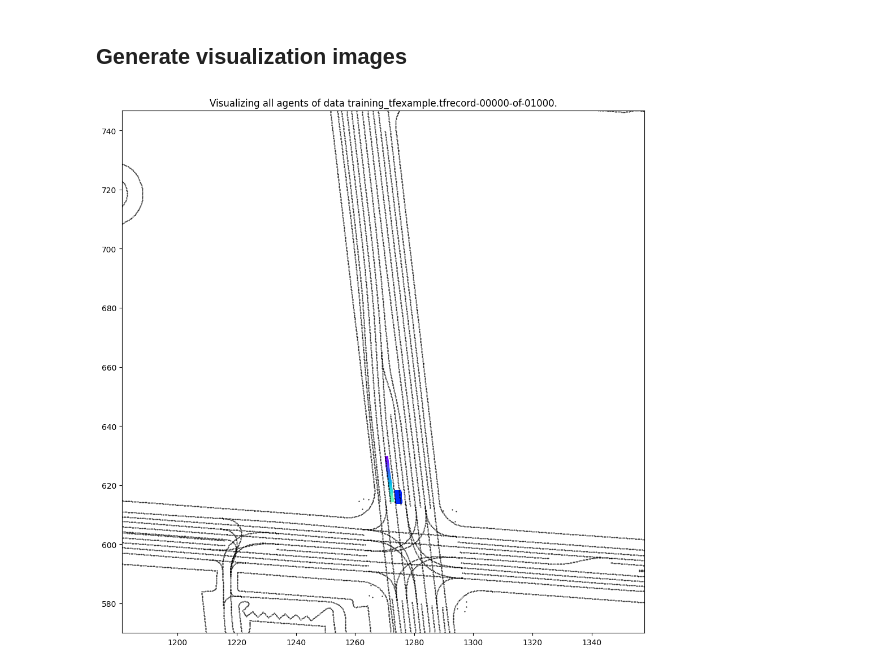
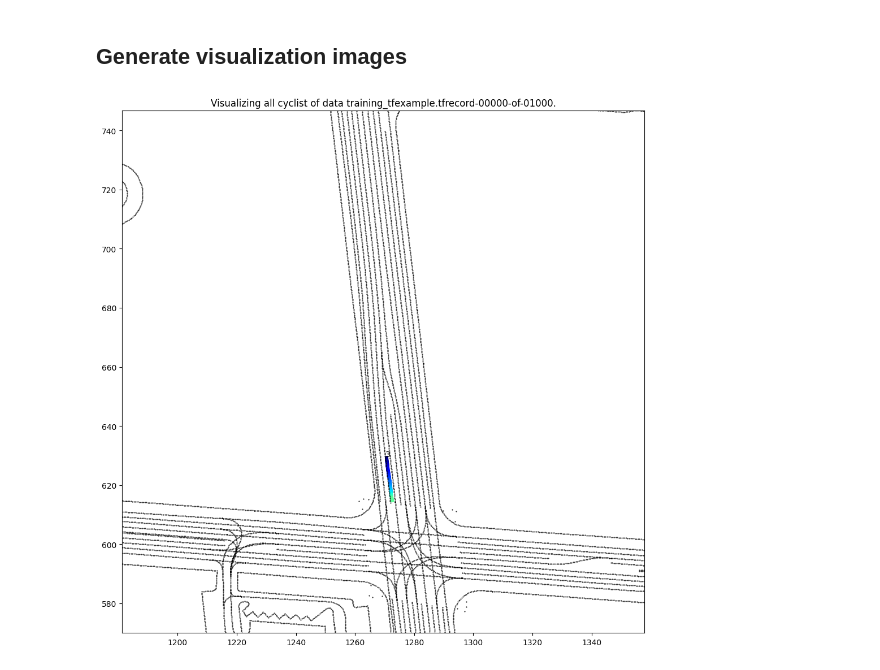
Before and after one commit to bDGuo/waymo_motion_scenario_mining, a Jupyter notebook: traj_generation.ipynb, the cells around one changed output. Cells and saved outputs as stored; diff of their text form; code cells hidden in the pictures.

```diff
--- a/traj_generation.ipynb
+++ b/traj_generation.ipynb
@@ -143,10 +143,8 @@ def visualize_one_agent(states,
     for i,(x,y,angle,c) in enumerate(zip(masked_x,masked_y,masked_angle,color_map)):
       rect = plt.Rectangle((x,y),masked_l[i],masked_w[i],angle=angle/pi*180,color=c)
       ax.add_patch(rect)
+  ax.text(masked_x[0],masked_y[0],f"{agent_type}")
   ax.set_title(title)
-  # fig.colorbar(ax)
-
-
   image = fig_canvas_image(fig)
   return 0
 # %% [markdown]
@@ -195,34 +193,46 @@ center_y, center_x, width = get_viewport(all_states, all_states_mask)
 # %%
 # Create figure and axes.
 fig, ax = create_figure_and_axes(size_pixels=1000)
 
 # Plot road graph
 rg_pts = roadgraph_xyz[:,:2].T
 ax.plot(rg_pts[0,:],rg_pts[1,:],'k.',alpha=1,ms=1)
 
+from pickle import FALSE
 from rich.progress import track
 
-vehicle_ind = np.where(decoded_example['state/id']==1105.0)[0][0]
-vru_ind = np.where(decoded_example['state/id']==4288.0)[0][0]
-
-states = np.concatenate(([all_states[vehicle_ind,:,:]],[all_states[vru_ind,:,:]]))
-states_mask = np.concatenate(([all_states_mask[vehicle_ind,:]],[all_states_mask[vru_ind,:]]))
-
+SHOW_VEHICLE = False
+agent_list = ["","vehicle","pedestrian","cyclist",""]
+if SHOW_VEHICLE:
+    vehicle_id = 1105.0
+    vru_id = 4288.0
+    vehicle_ind = np.where(decoded_example['state/id']==vehicle_id)[0][0]
+    vru_ind = np.where(decoded_example['state/id']==vru_id)[0][0]
+    states = np.concatenate(([all_states[vehicle_ind,:,:]],[all_states[vru_ind,:,:]]))
+    states_mask = np.concatenate(([all_states_mask[vehicle_ind,:]],[all_states_mask[vru_ind,:]]))
+    agent_type = [decoded_example['state/type'].numpy()[ind] for ind in [vehicle_ind,vru_ind]]
+else:
+    agent_type = np.ones(128,np.int8)*3
+    vru_id = np.where(decoded_example['state/type']==agent_type[0])[0]
+    states = all_states[vru_id,:,:]
+    states_mask = all_states_mask[vru_id,:]
 # Generate image from all time steps
 vs = np.linspace(0,100,91)
 normal = plt.Normalize(0,91)
-color_map = [plt.cm.Greys(normal(vs)),plt.cm.jet(normal(vs)),plt.cm.ocean_r(normal(vs)),plt.cm.rainbow(normal(vs)),plt.cm.Purples(normal(vs))]
-
-agent_type = [decoded_example['state/type'].numpy()[ind] for ind in [vehicle_ind,vru_ind]]
+color_map = [plt.cm.Greys(normal(vs)),plt.cm.jet(normal(vs)),plt.cm.jet(normal(vs)),plt.cm.jet(normal(vs)),plt.cm.Purples(normal(vs))]
 
 for i, (s,m) in enumerate (zip(states,states_mask)):
-    title = f'Visualizing all agents of data {FILE}.'
+    title = f'Visualizing all {agent_list[agent_type[0]]} of data {FILE}.'
 
     visualize_one_agent(s,m,title,center_y,center_x,color_map[int(agent_type[i])],fig,ax,int(agent_type[i]),width,traj=False)
     # print(i)
 
+# fig.legend()
+
+FIGDIR=os.path.join(os.path.abspath(""),"figures/trajectory")
+plt.savefig(f"{FIGDIR}\{agent_list[agent_type[0]]}.jpg")
 
 
 plt.show()
 # %% [output]
-[figure, old version]
+[figure, new version]
```
Also changed, not shown: parts of 5 cells of this notebook, 9 other files.
